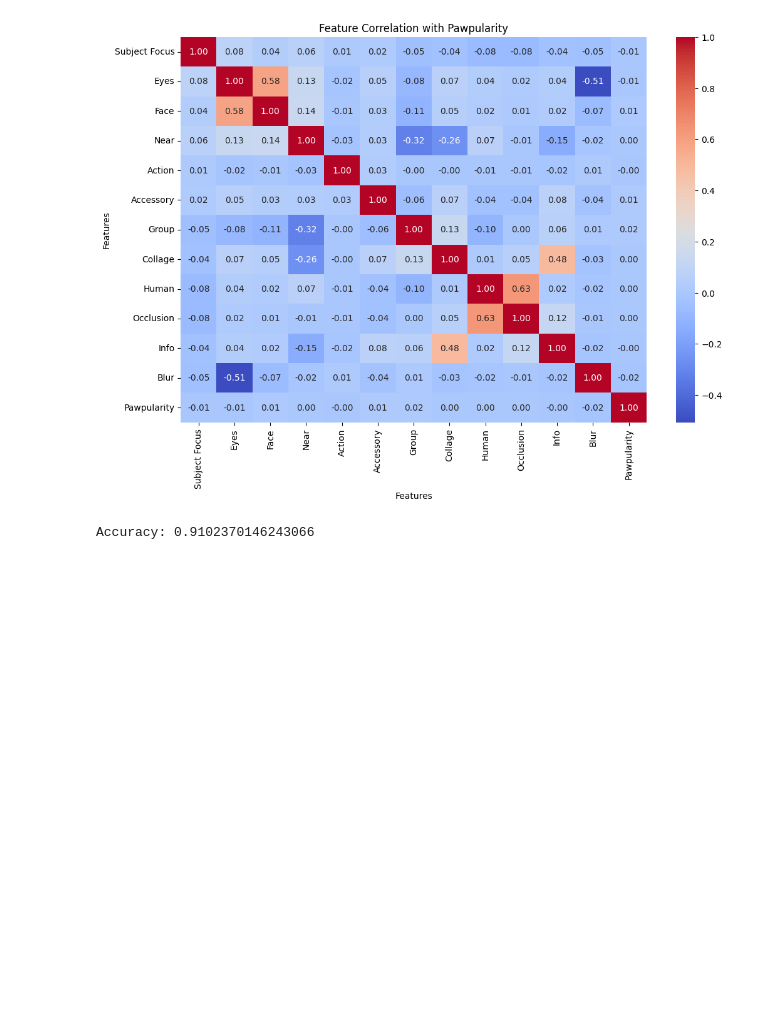
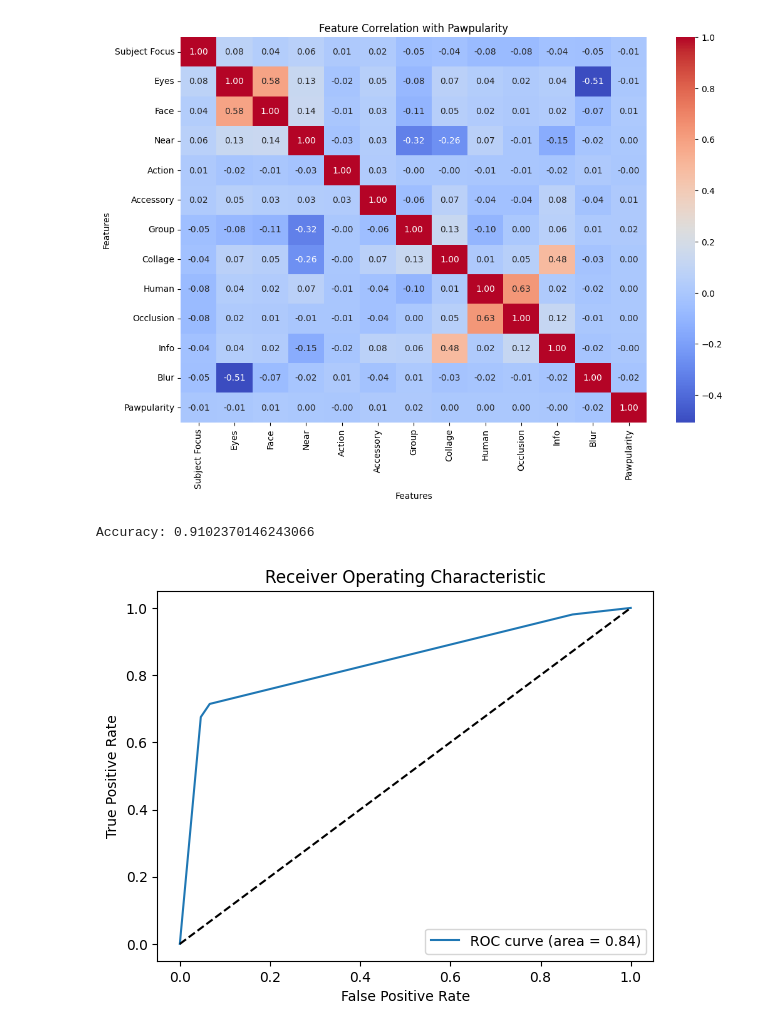
Before and after one commit to AI-1-Semester/pawpularity, a Jupyter notebook: notebook_4.ipynb, the cells around one changed output. Drawn from its saved outputs; the diff is of its cells as text; code cells hidden in the pictures; blank space fills up the shorter version.

Commit message:
Added ROC curve for human determination

```diff
--- a/notebook_4.ipynb
+++ b/notebook_4.ipynb
@@ -85,3 +85,35 @@ accuracy = accuracy_score(y_test, predictions)
 print(f'Accuracy: {accuracy}')
 # %% [output]
 Accuracy: 0.9102370146243066
+# %%
+#ROC Curve
+import pandas as pd
+from sklearn.linear_model import LogisticRegression
+from sklearn.metrics import roc_curve, auc
+import matplotlib.pyplot as plt
+
+# Assuming your data is already loaded and split into X_train, y_train
+
+# Step 3: Create a logistic regression classifier
+classifier = LogisticRegression()
+
+# Step 4: Train the classifier
+classifier.fit(X_train, y_train)
+
+# Step 5: Get predicted probabilities
+y_pred_prob = classifier.predict_proba(X_test)[:,1]
+
+# Step 6: Compute ROC curve values
+fpr, tpr, thresholds = roc_curve(y_test, y_pred_prob)
+
+# Step 7: Plot the ROC curve
+plt.figure()
+plt.plot(fpr, tpr, label=f'ROC curve (area = {auc(fpr, tpr):.2f})')
+plt.plot([0, 1], [0, 1], 'k--')  # Dashed diagonal
+plt.xlabel('False Positive Rate')
+plt.ylabel('True Positive Rate')
+plt.title('Receiver Operating Characteristic')
+plt.legend(loc="lower right")
+plt.show()
+# %% [output]
+[figure, added]
```
